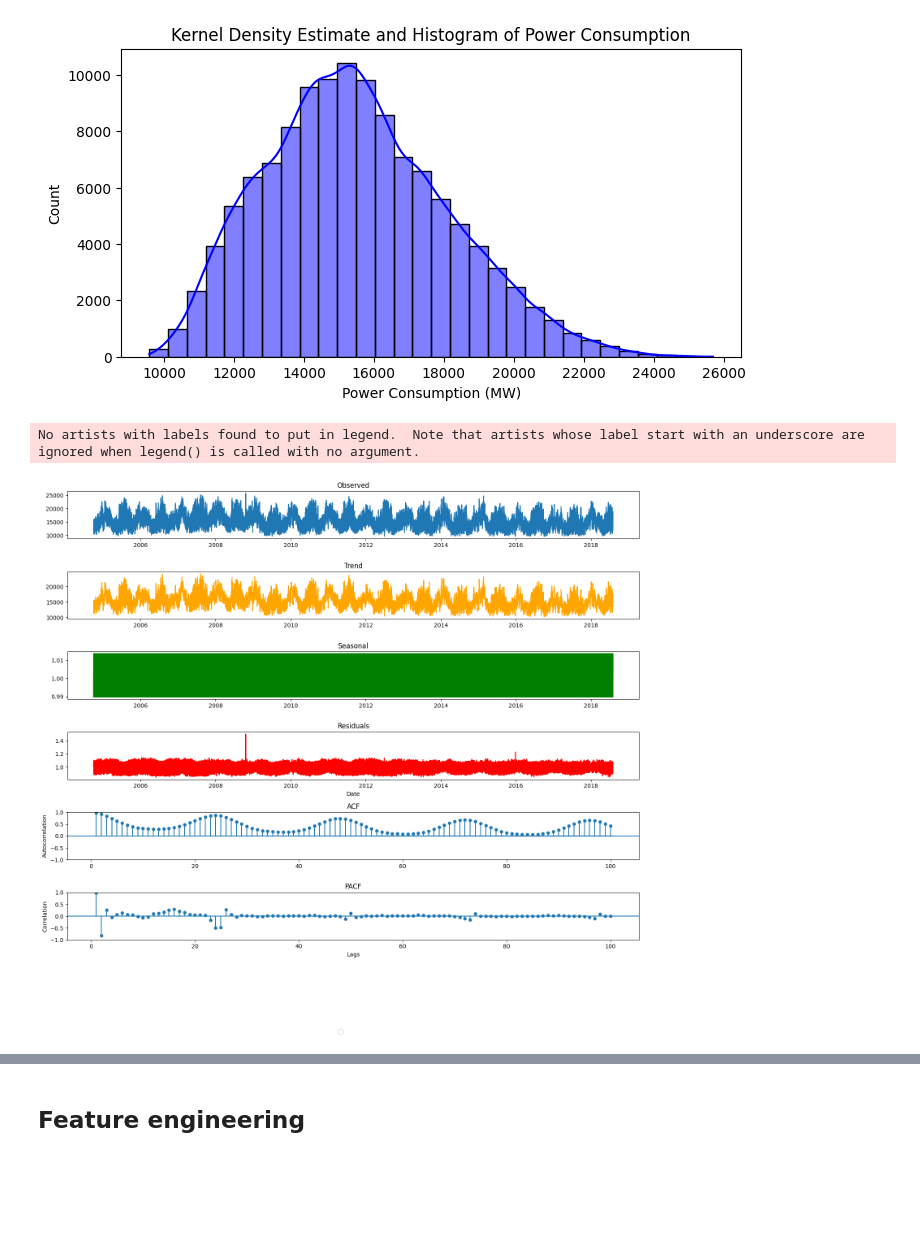
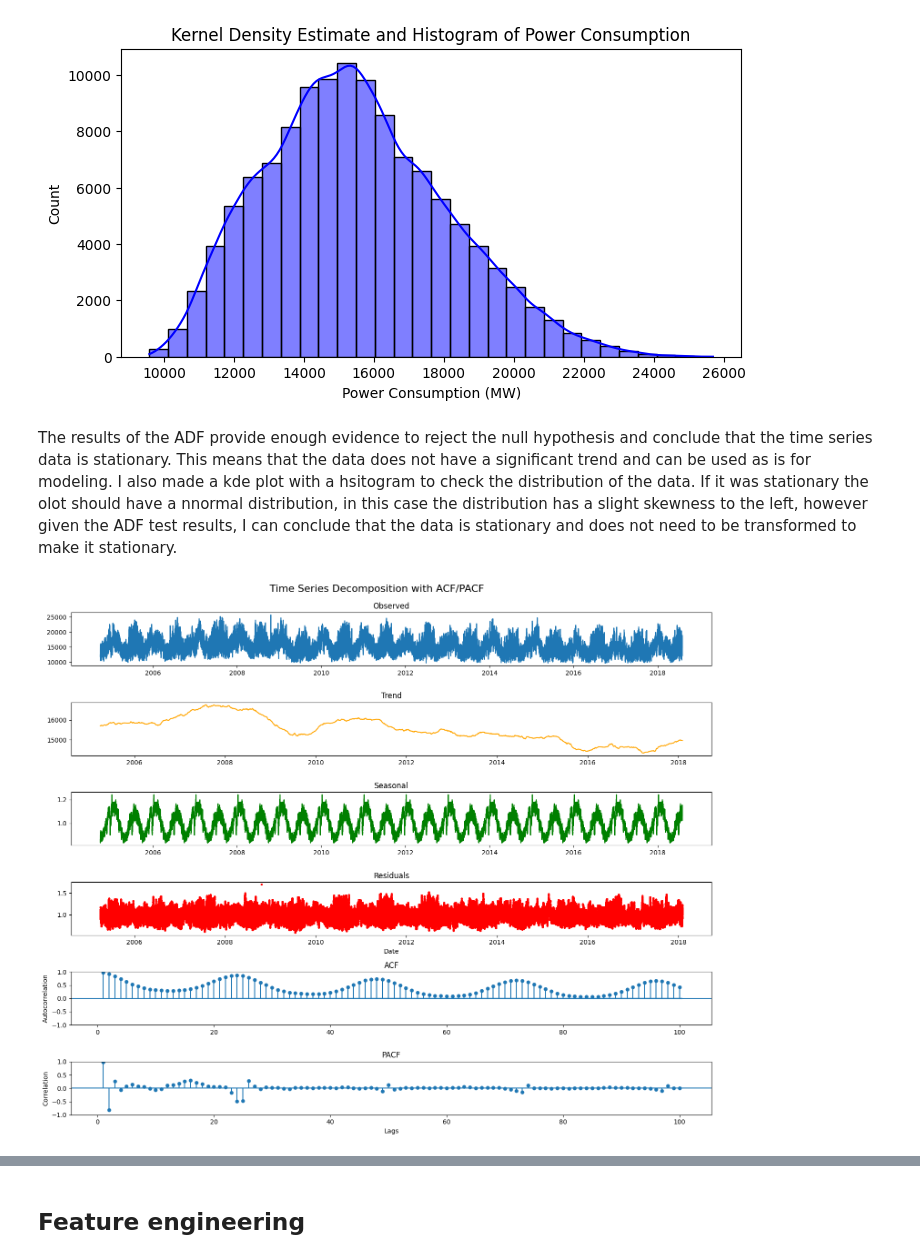
Before and after one commit to Hecramco/forecasting_examples, a Jupyter notebook: notebooks/time_series_forcasting_energy.ipynb, the cells around one changed output, grey strips where cells are left out. Saved outputs shown, nothing was run; the diff lists cells and outputs as text; code cells hidden in the pictures; blank space fills up the shorter version.

Commit message:
Added some explanation and further analysis of the model

```diff
--- a/notebooks/time_series_forcasting_energy.ipynb
+++ b/notebooks/time_series_forcasting_energy.ipynb
@@ -216,38 +245,40 @@ Critical Value (10%): -2.566782693574735
 Reject the null hypothesis: The time series is stationary at 1% significance level.
 Text(0.5, 0, 'Power Consumption (MW)')
 [figure]
+# %% [markdown]
+The results of the ADF provide enough evidence to reject the null hypothesis and conclude that the time series data is stationary. This means that the data does not have a significant trend and can be used as is for modeling.
+I also made a kde plot with a hsitogram to check the distribution of the data. If it was stationary the olot should have a nnormal distribution, in this case the distribution has a slight skewness to the left, however given the ADF test results, I can conclude that the data is stationary and does not need to be transformed to make it stationary.
 # %%
 
-season_dec = seasonal_decompose(henergy_df_nprocessed['AEP_MW'], model='multiplicative', period=12)
+season_dec = seasonal_decompose(henergy_df_nprocessed['AEP_MW'], model='multiplicative', period=24*365)
 
 # Plotting decomposition + ACF/PACF
 fig, axs = plt.subplots(6, 1, figsize=(15, 12))
 
+# 1. Plot of the original observed data
 axs[0].plot(season_dec.observed)
 axs[0].set_title('Observed')
-
-
+# 2. Plot of the trend component
 axs[1].plot(season_dec.trend, color='orange')
 axs[1].set_title('Trend')
 
 axs[2].plot(season_dec.seasonal, color='green')
 axs[2].set_title('Seasonal')
 
-axs[3].plot(season_dec.resid, color='red')
+axs[3].scatter(season_dec.resid.index, season_dec.resid, color='red', s=5)
 axs[3].set_title('Residuals')
 axs[3].set_xlabel('Date')
 
 n_lags = 100
 sm.graphics.tsa.plot_acf(henergy_df_nprocessed['AEP_MW'], lags=n_lags, ax=axs[4], title="ACF", zero=False)
 sm.graphics.tsa.plot_pacf(henergy_df_nprocessed['AEP_MW'], lags=n_lags , ax=axs[5], title="PACF", zero=False)
 axs[5].set_xlabel('Lags')
 axs[4].set_ylabel('Autocorrelation')
 axs[5].set_ylabel('Correlation')
 
 fig.tight_layout()
-fig.legend(loc='lower center', bbox_to_anchor=(0.5, -0.15), ncol=4)
+fig.suptitle('Time Series Decomposition with ACF/PACF', fontsize=16, y=1.02)
 
 plt.show()
 # %% [output]
-No artists with labels found to put in legend.  Note that artists whose label start with an underscore are ignored when legend() is called with no argument.
-[figure, old version]
+[figure, new version]
```
Also changed, not shown: parts of 19 cells of this notebook.
